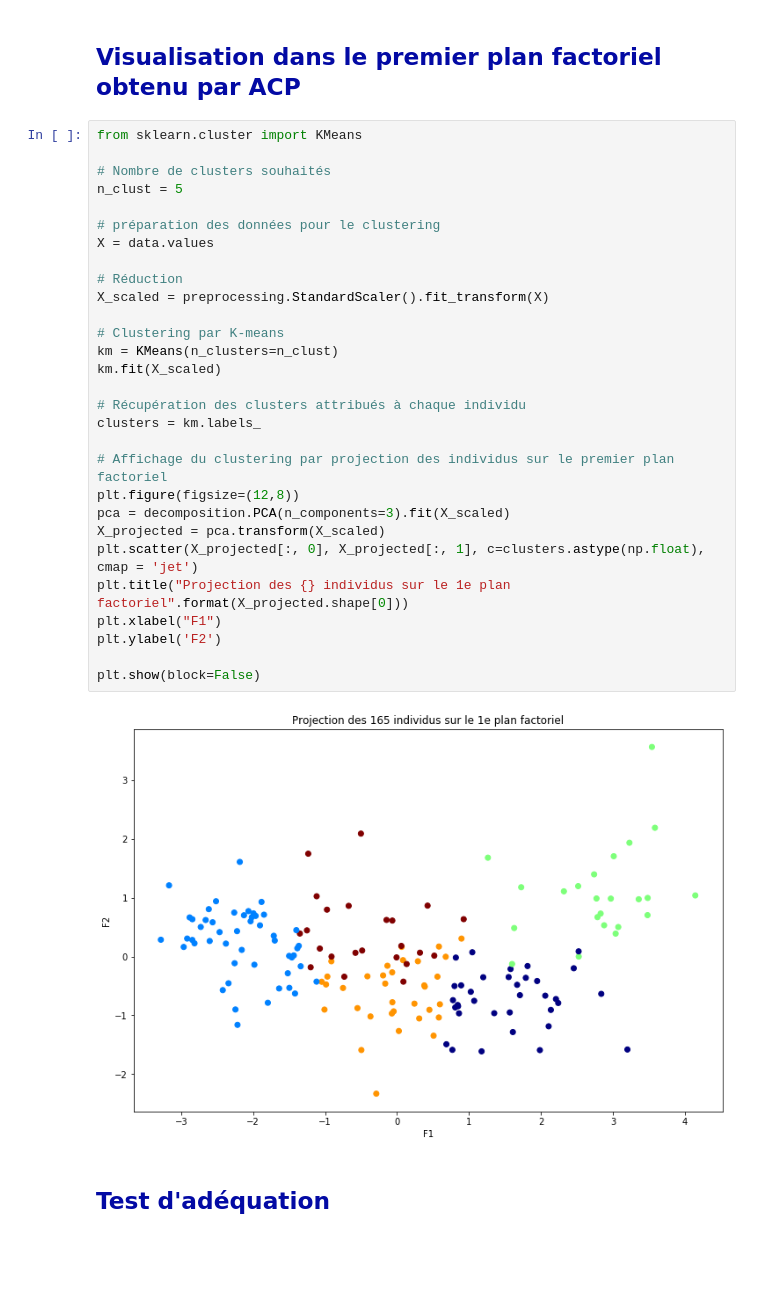
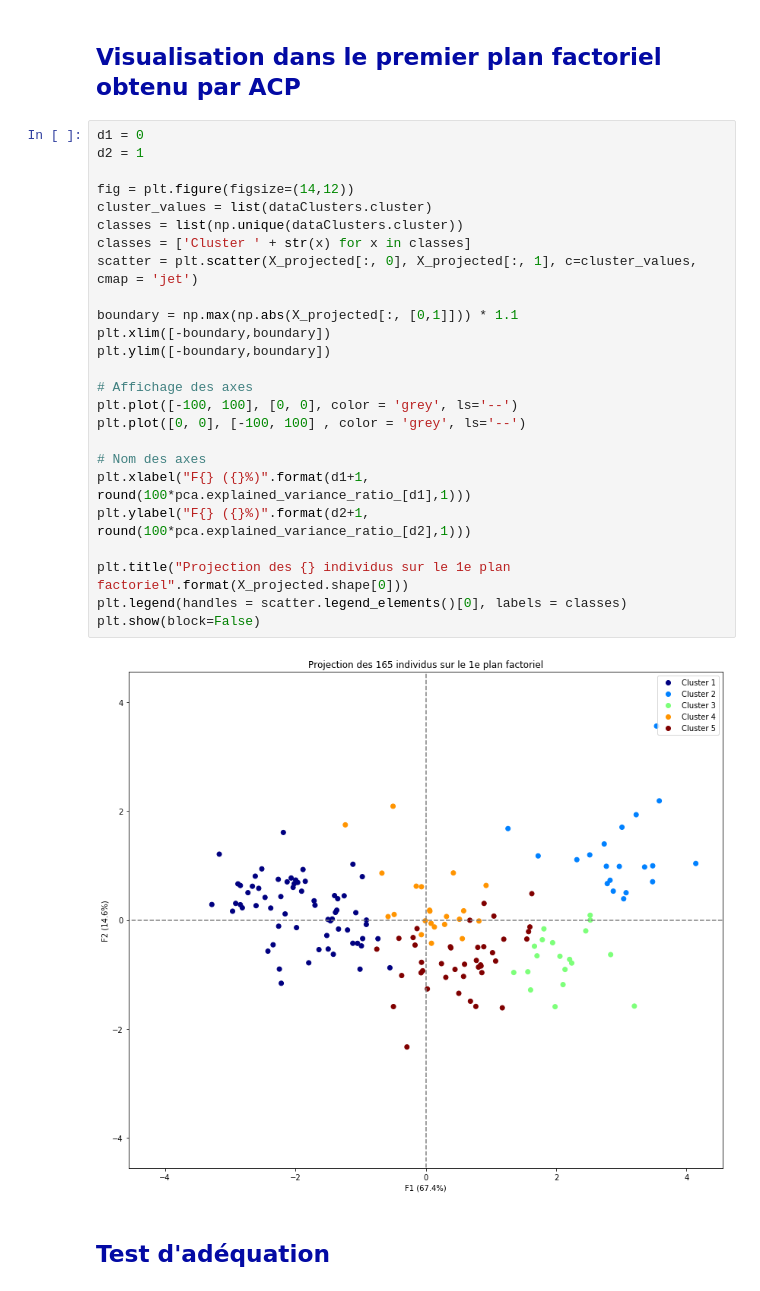
Before and after one commit to MattSioll/DataAnalyst, a Jupyter notebook: Projet 5/Projet 5.ipynb, the cells around one changed output. Drawn from its saved outputs; the diff is of its cells as text; blank space fills up the shorter version.

```diff
--- a/Projet 5/Projet 5.ipynb
+++ b/Projet 5/Projet 5.ipynb
@@ -473,37 +506,33 @@ Il y a 52 pays à cibler.
 # %% [markdown]
 <a id="chapitre_9"></a>
 ## <span style="color: #030aa4">Visualisation dans le premier plan factoriel obtenu par ACP</span>
-# %%
-from sklearn.cluster import KMeans
-
-# Nombre de clusters souhaités
-n_clust = 5
-
-# préparation des données pour le clustering
-X = data.values
-
-# Réduction
-X_scaled = preprocessing.StandardScaler().fit_transform(X)
-
-# Clustering par K-means
-km = KMeans(n_clusters=n_clust)
-km.fit(X_scaled)
-
-# Récupération des clusters attribués à chaque individu
-clusters = km.labels_
-
-# Affichage du clustering par projection des individus sur le premier plan factoriel
-plt.figure(figsize=(12,8))
-pca = decomposition.PCA(n_components=3).fit(X_scaled)
-X_projected = pca.transform(X_scaled)
-plt.scatter(X_projected[:, 0], X_projected[:, 1], c=clusters.astype(np.float), cmap = 'jet')
-plt.title("Projection des {} individus sur le 1e plan factoriel".format(X_projected.shape[0]))
-plt.xlabel("F1")
-plt.ylabel('F2')
-
-plt.show(block=False)
-# %% [output]
-[figure, removed]
+# %%
+d1 = 0
+d2 = 1
+
+fig = plt.figure(figsize=(14,12))
+cluster_values = list(dataClusters.cluster)
+classes = list(np.unique(dataClusters.cluster))
+classes = ['Cluster ' + str(x) for x in classes]
+scatter = plt.scatter(X_projected[:, 0], X_projected[:, 1], c=cluster_values, cmap = 'jet')
+
+boundary = np.max(np.abs(X_projected[:, [0,1]])) * 1.1
+plt.xlim([-boundary,boundary])
+plt.ylim([-boundary,boundary])
+
+# Affichage des axes
+plt.plot([-100, 100], [0, 0], color = 'grey', ls='--')
+plt.plot([0, 0], [-100, 100] , color = 'grey', ls='--')
+
+# Nom des axes
+plt.xlabel("F{} ({}%)".format(d1+1, round(100*pca.explained_variance_ratio_[d1],1)))
+plt.ylabel("F{} ({}%)".format(d2+1, round(100*pca.explained_variance_ratio_[d2],1)))
+
+plt.title("Projection des {} individus sur le 1e plan factoriel".format(X_projected.shape[0]))
+plt.legend(handles = scatter.legend_elements()[0], labels = classes)
+plt.show(block=False)
+# %% [output]
+[figure, added]
 # %% [markdown]
 <a id="chapitre_10"></a>
 ## <span style="color: #030aa4">Test d'adéquation</span>
```
Also changed, not shown: parts of 5 cells of this notebook.
